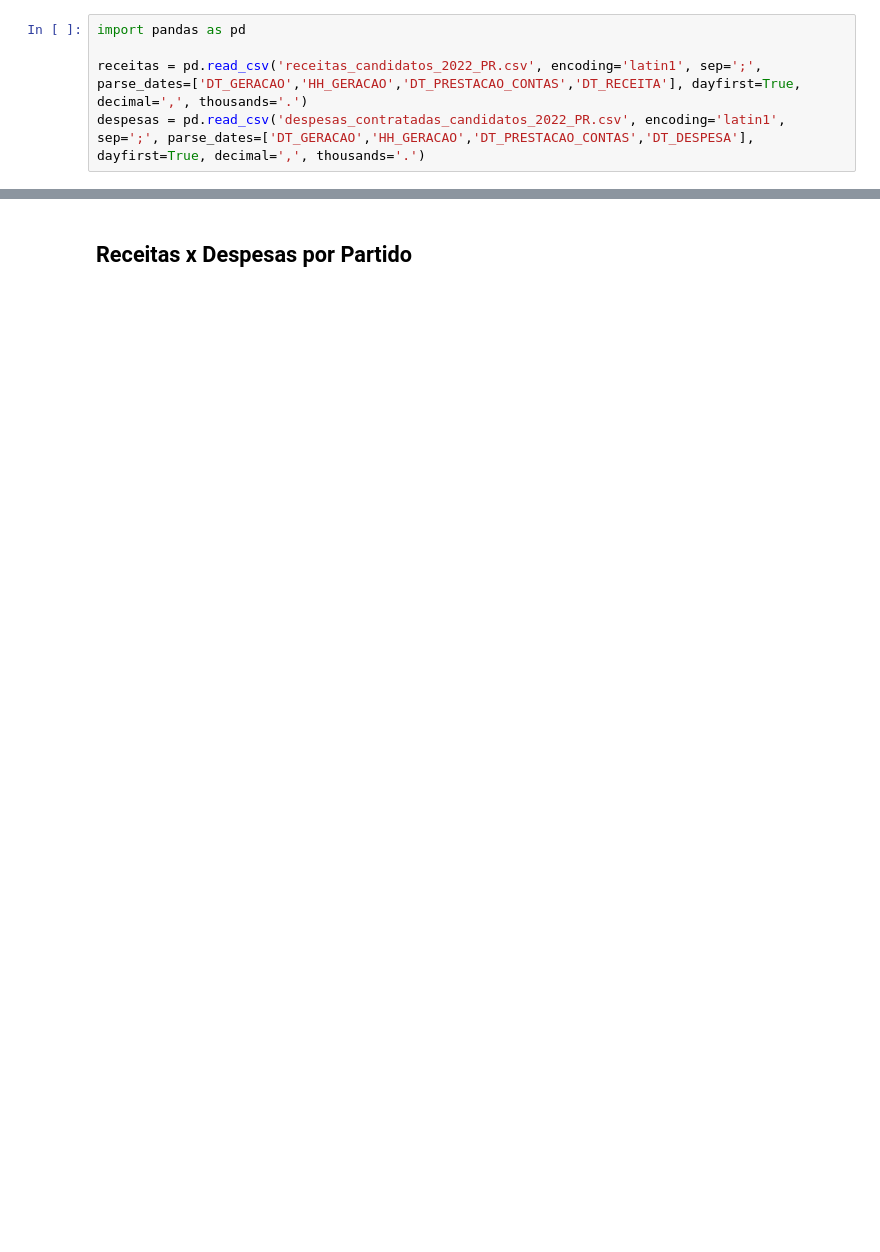
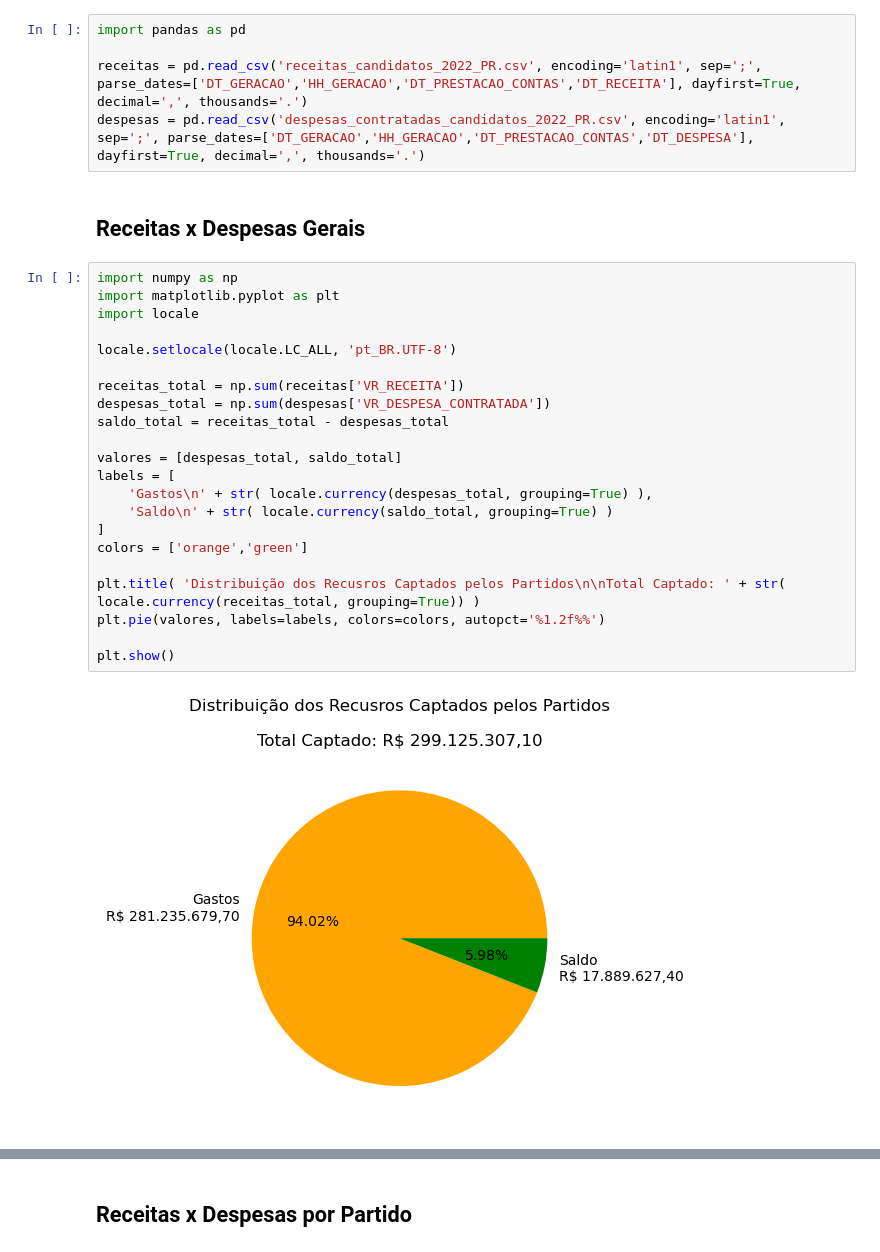
Before and after one commit to devBino/analise_dados_cases, a Jupyter notebook: prestacao_contas_partidos/prest_parana.ipynb, the cells around one changed output, grey strips where cells are left out. Cells and saved outputs as stored; diff of their text form; blank space fills up the shorter version.

```diff
--- a/prestacao_contas_partidos/prest_parana.ipynb
+++ b/prestacao_contas_partidos/prest_parana.ipynb
@@ -14,3 +21,29 @@ import pandas as pd
 
 receitas = pd.read_csv('receitas_candidatos_2022_PR.csv', encoding='latin1', sep=';', parse_dates=['DT_GERACAO','HH_GERACAO','DT_PRESTACAO_CONTAS','DT_RECEITA'], dayfirst=True, decimal=',', thousands='.')
 despesas = pd.read_csv('despesas_contratadas_candidatos_2022_PR.csv', encoding='latin1', sep=';', parse_dates=['DT_GERACAO','HH_GERACAO','DT_PRESTACAO_CONTAS','DT_DESPESA'], dayfirst=True, decimal=',', thousands='.')
+# %% [markdown]
+## Receitas x Despesas Gerais
+# %%
+import numpy as np
+import matplotlib.pyplot as plt
+import locale
+
+locale.setlocale(locale.LC_ALL, 'pt_BR.UTF-8')
+
+receitas_total = np.sum(receitas['VR_RECEITA'])
+despesas_total = np.sum(despesas['VR_DESPESA_CONTRATADA'])
+saldo_total = receitas_total - despesas_total
+
+valores = [despesas_total, saldo_total]
+labels = [
+    'Gastos\n' + str( locale.currency(despesas_total, grouping=True) ),
+    'Saldo\n' + str( locale.currency(saldo_total, grouping=True) )
+]
+colors = ['orange','green']
+
+plt.title( 'Distribuição dos Recusros Captados pelos Partidos\n\nTotal Captado: ' + str( locale.currency(receitas_total, grouping=True)) )
+plt.pie(valores, labels=labels, colors=colors, autopct='%1.2f%%')
+
+plt.show()
+# %% [output]
+[figure, added]
```
Also changed, not shown: parts of 10 cells of this notebook.
